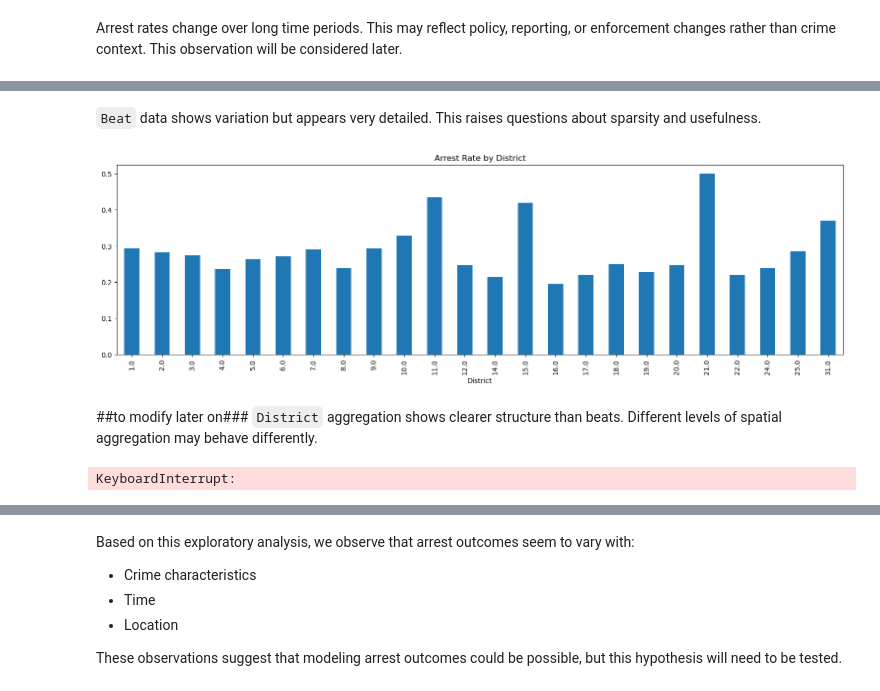
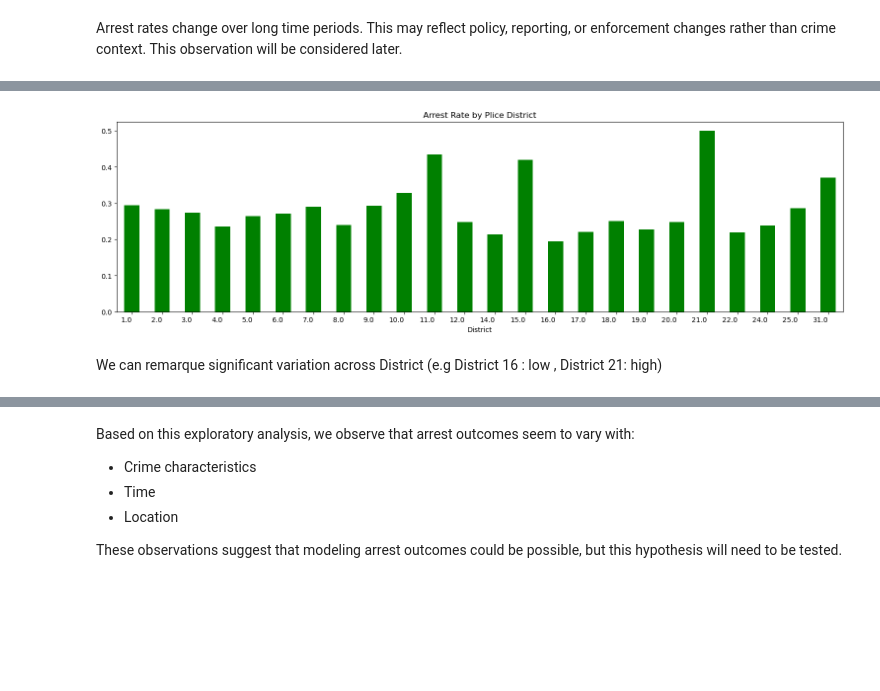
Before and after one commit to cherifaBenGhorbel/chicago_crimes-2001-2018-, a Jupyter notebook: notebooks/01_EDA.ipynb, the cells around one changed output, grey strips where cells are left out. Drawn from its saved outputs; the diff is of its cells as text; code cells hidden in the pictures; blank space fills up the shorter version.

```diff
--- a/notebooks/01_EDA.ipynb
+++ b/notebooks/01_EDA.ipynb
@@ -203,26 +218,10 @@ plt.show()
-# %% [markdown]
-`Beat` data shows variation but appears very detailed.
-This raises questions about sparsity and usefulness.
 # %%
 #group by district
-df.groupby('District')['Arrest'].mean().plot(kind='bar', figsize=(19,5))
-plt.title("Arrest Rate by District")
+df.groupby('District')['Arrest'].mean().plot(kind='bar', figsize=(19,5), color='green')
+plt.title("Arrest Rate by Plice District")
+plt.xticks(rotation=0, ha='right')
 plt.show()
 # %% [output]
-[figure, old version]
+[figure, new version]
 # %% [markdown]
-##to modify later on###
-`District` aggregation shows clearer structure than beats.
-Different levels of spatial aggregation may behave differently.
+We can remarque significant variation across District (e.g District 16 : low , District 21: high)
-# %%
-sns.scatterplot(
-    x='Longitude',
-    y='Latitude',
-    hue='Arrest',
-    data=df,
-    alpha=0.4
-)
-plt.title("Crime Locations by Arrest Outcome")
-plt.show()
-# %% [output]
-KeyboardInterrupt:
```
Also changed, not shown: parts of 12 cells of this notebook.
